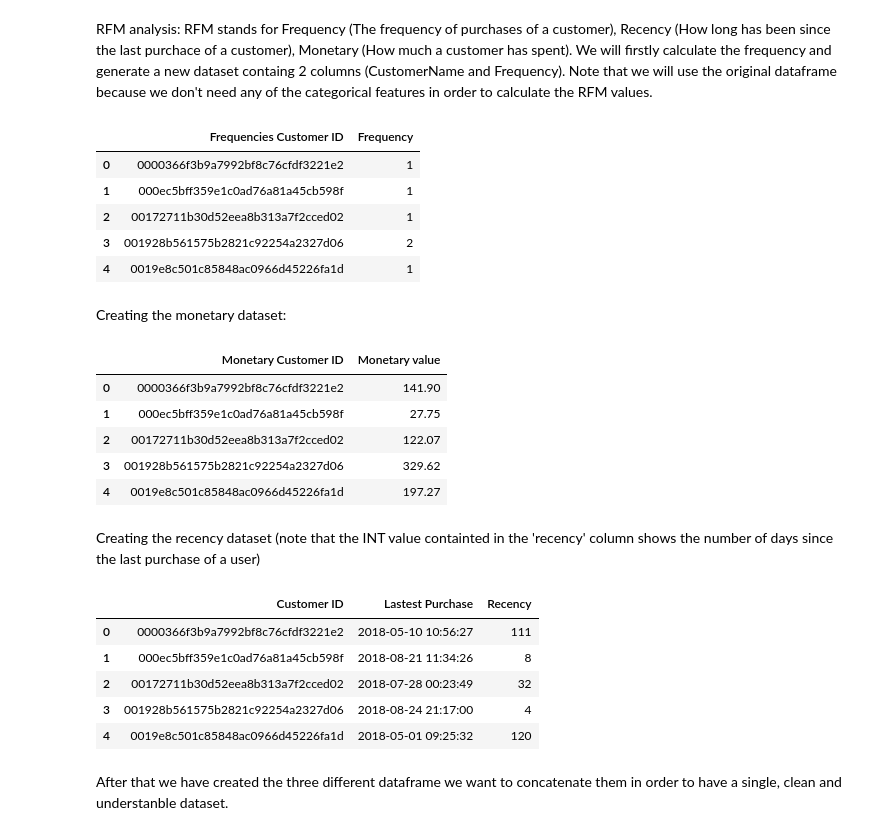
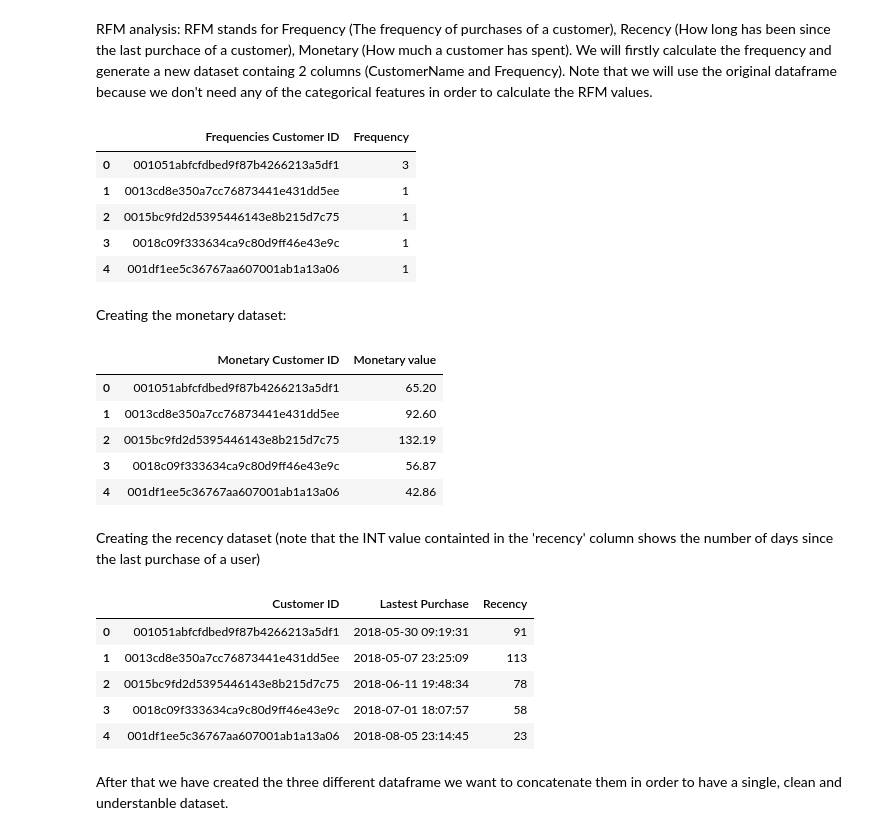
Before and after one commit to Matcar02/AI-ML-Customer-segmentation, a Jupyter notebook: ProjectAI.ipynb, the cells around one changed output. Drawn from its saved outputs; the diff is of its cells as text; code cells hidden in the pictures.

Commit message:
clustering
clustering

```diff
--- a/ProjectAI.ipynb
+++ b/ProjectAI.ipynb
@@ -6,8 +6,10 @@ import numpy as np
 import seaborn as sns
 import matplotlib.pyplot as plt
 import datetime as dt
+import scipy.cluster.hierarchy as sch
+
 
 df = pd.read_csv('customer_segmentation.csv')
-df.head()
-df.drop(columns=['customer_id']) #dropping the 'customer_id' column since we have 2 columns (customer_id and customer_unique_id) that contains the same values
+df.drop(columns = 'customer_unique_id',inplace= True)
+df.columns
 # %% [output]
@@ -86,48 +84,53 @@ dummies_df.head()
 RFM analysis: RFM stands for Frequency (The frequency of purchases of a customer), Recency (How long has been since the last purchace of a customer), Monetary (How much a customer has spent). We will firstly calculate the frequency and generate a new dataset containg 2 columns (CustomerName and Frequency). Note that we will use the original dataframe because we don't need any of the categorical features in order to calculate the RFM values.
 # %%
 frequencies = df.groupby(
-    by=['customer_unique_id'], as_index=False)['order_purchase_timestamp'].count()
+    by=['customer_id'], as_index=False)['order_purchase_timestamp'].count()
 frequencies.columns = ['Frequencies Customer ID', 'Frequency']
 frequencies.head()
 # %% [output]
 |  | Frequencies Customer ID | Frequency |
-| 0 | 0000366f3b9a7992bf8c76cfdf3221e2 | 1 |
-| 1 | 000ec5bff359e1c0ad76a81a45cb598f | 1 |
-| 2 | 00172711b30d52eea8b313a7f2cced02 | 1 |
-| 3 | 001928b561575b2821c92254a2327d06 | 2 |
-| 4 | 0019e8c501c85848ac0966d45226fa1d | 1 |
+| 0 | 001051abfcfdbed9f87b4266213a5df1 | 3 |
+| 1 | 0013cd8e350a7cc76873441e431dd5ee | 1 |
+| 2 | 0015bc9fd2d5395446143e8b215d7c75 | 1 |
+| 3 | 0018c09f333634ca9c80d9ff46e43e9c | 1 |
+| 4 | 001df1ee5c36767aa607001ab1a13a06 | 1 |
 # %% [markdown]
 Creating the monetary dataset:
 # %%
 df['Orders_value'] = df['payment_value']
-monetary = df.groupby(by='customer_unique_id', as_index=False)['Orders_value'].sum()
+monetary = df.groupby(by='customer_id', as_index=False)['Orders_value'].sum()
 monetary.columns = [' Monetary Customer ID', 'Monetary value']
 monetary.head()
 # %% [output]
 |  | Monetary Customer ID | Monetary value |
-| 0 | 0000366f3b9a7992bf8c76cfdf3221e2 | 141.90 |
-| 1 | 000ec5bff359e1c0ad76a81a45cb598f | 27.75 |
-| 2 | 00172711b30d52eea8b313a7f2cced02 | 122.07 |
-| 3 | 001928b561575b2821c92254a2327d06 | 329.62 |
-| 4 | 0019e8c501c85848ac0966d45226fa1d | 197.27 |
+| 0 | 001051abfcfdbed9f87b4266213a5df1 | 65.20 |
+| 1 | 0013cd8e350a7cc76873441e431dd5ee | 92.60 |
+| 2 | 0015bc9fd2d5395446143e8b215d7c75 | 132.19 |
+| 3 | 0018c09f333634ca9c80d9ff46e43e9c | 56.87 |
+| 4 | 001df1ee5c36767aa607001ab1a13a06 | 42.86 |
 # %% [markdown]
 Creating the recency dataset (note that the INT value containted in the 'recency' column shows the number of days since the last purchase of a user)
 # %%
 df['order_purchase_timestamp'] = pd.to_datetime(df['order_purchase_timestamp'])
-recency = df.groupby(by='customer_unique_id',
+
+recency = df.groupby(by='customer_id',
                         as_index=False)['order_purchase_timestamp'].max()
+
 recency.columns = ['Customer ID', 'Lastest Purchase']
+
 recent_date = recency['Lastest Purchase'].max()
+
 recency['Recency'] = recency['Lastest Purchase'].apply(
     lambda x: (recent_date - x).days)
+
 recency.head()
 # %% [output]
 |  | Customer ID | Lastest Purchase | Recency |
-| 0 | 0000366f3b9a7992bf8c76cfdf3221e2 | 2018-05-10 10:56:27 | 111 |
-| 1 | 000ec5bff359e1c0ad76a81a45cb598f | 2018-08-21 11:34:26 | 8 |
-| 2 | 00172711b30d52eea8b313a7f2cced02 | 2018-07-28 00:23:49 | 32 |
-| 3 | 001928b561575b2821c92254a2327d06 | 2018-08-24 21:17:00 | 4 |
-| 4 | 0019e8c501c85848ac0966d45226fa1d | 2018-05-01 09:25:32 | 120 |
+| 0 | 001051abfcfdbed9f87b4266213a5df1 | 2018-05-30 09:19:31 | 91 |
+| 1 | 0013cd8e350a7cc76873441e431dd5ee | 2018-05-07 23:25:09 | 113 |
+| 2 | 0015bc9fd2d5395446143e8b215d7c75 | 2018-06-11 19:48:34 | 78 |
+| 3 | 0018c09f333634ca9c80d9ff46e43e9c | 2018-07-01 18:07:57 | 58 |
+| 4 | 001df1ee5c36767aa607001ab1a13a06 | 2018-08-05 23:14:45 | 23 |
 # %% [markdown]
 After that we have created the three different dataframe we want to concatenate them in order to have a single, clean and understanble dataset.
 # %%
```
Also changed, not shown: parts of 15 cells of this notebook.
